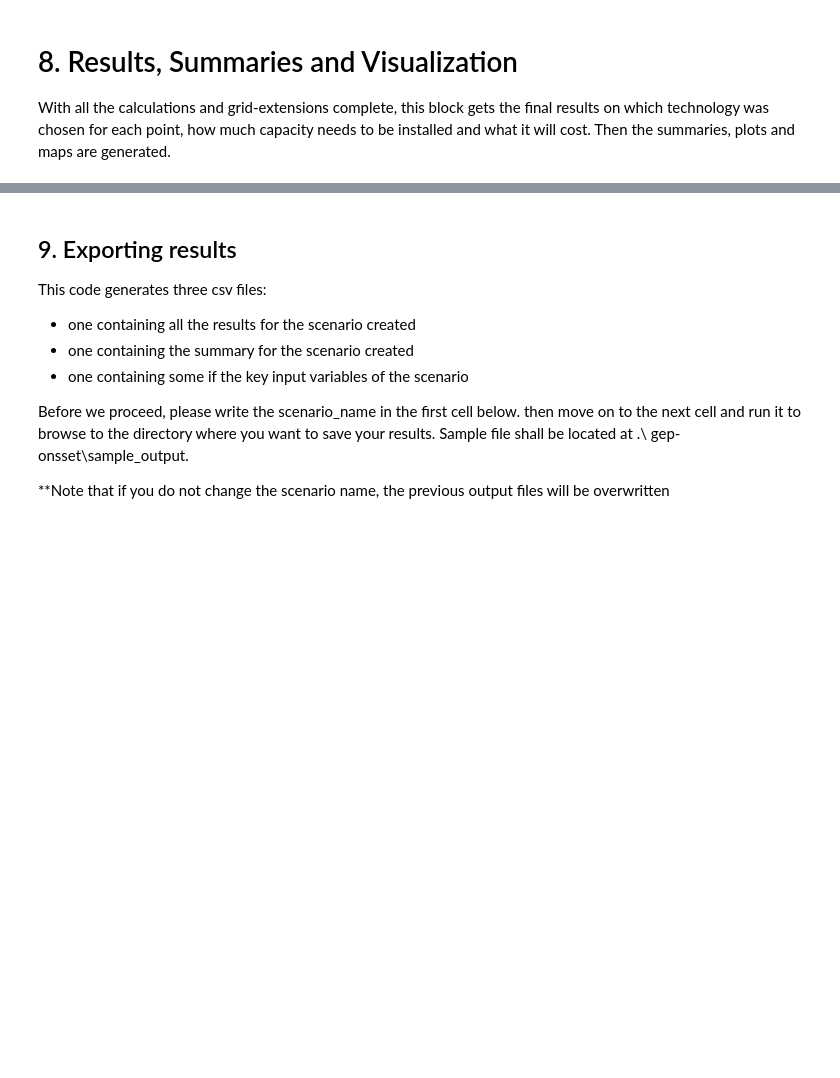
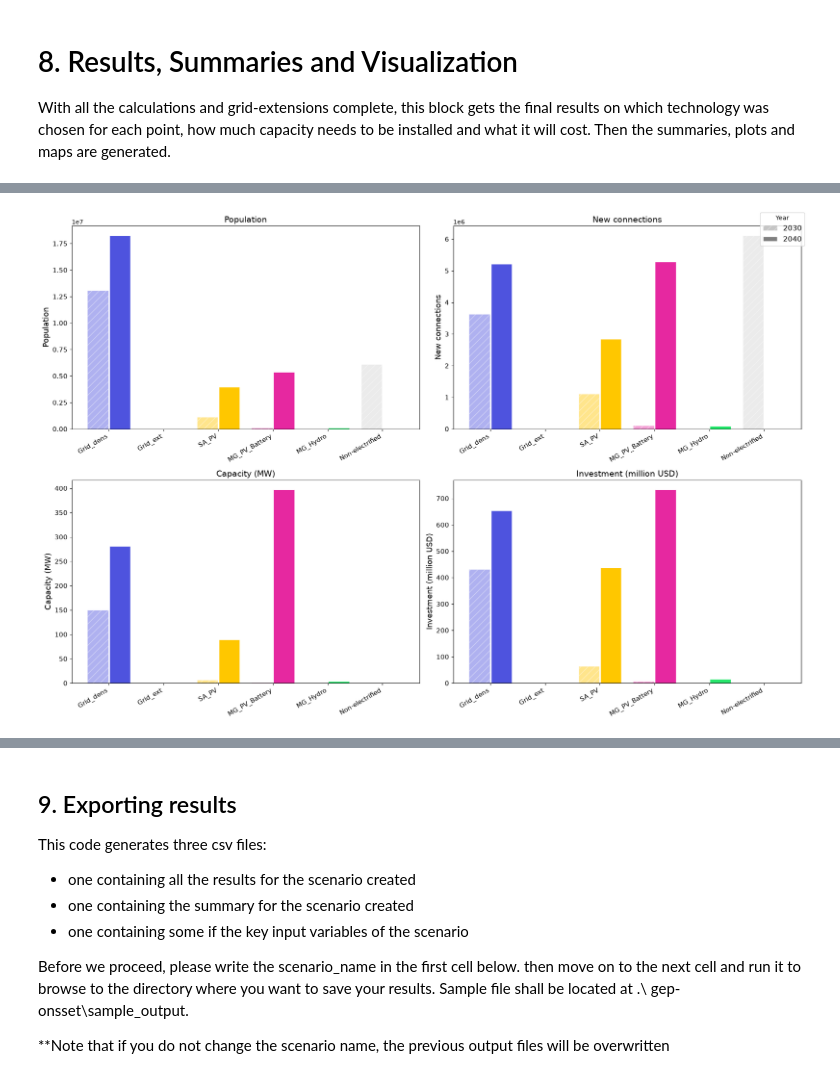
Before and after one commit to Bachirou06/gep_onsset_guinea, a Jupyter notebook: GEP_Generator.ipynb, the cells around one changed output, grey strips where cells are left out. Saved outputs shown, nothing was run; the diff lists cells and outputs as text; code cells hidden in the pictures; blank space fills up the shorter version.

```diff
--- a/GEP_Generator.ipynb
+++ b/GEP_Generator.ipynb
@@ -796,3 +835,50 @@ Passing `palette` without assigning `hue` is deprecated and will be removed in v
+# %%
+import numpy as np
+import matplotlib.pyplot as plt
+from matplotlib.patches import Patch
+
+# Technologies in the order of summary_table (without the Total row)
+summary_plot = summary_table.drop(labels='Total', axis=0)
+tech_names = summary_plot.index.tolist()
+tech_colors = {'Grid_dens': '#4e53de', 'Grid_ext': '#a6aaff', 'SA_PV': '#ffc700',
+               'MG_PV_Battery': '#e628a0', 'MG_PV': '#e628a0', 'MG_Hydro': '#28e66d',
+               'Non-electrified': '#D3D3D3'}
+bar_colors = [tech_colors.get(t, '#808080') for t in tech_names]
+
+# The four indicators, one panel each. {y} is replaced by each year of analysis.
+panels = [('Population{y}', 'Population'),
+          ('NewConnections{y}', 'New connections'),
+          ('Capacity{y} (MW)', 'Capacity (MW)'),
+          ('Investment{y} (million USD)', 'Investment (million USD)')]
+
+years = list(yearsofanalysis)          # e.g. [2030, 2040]
+n_years = len(years)
+width = 0.8 / n_years
+x = np.arange(len(tech_names))
+alphas = np.linspace(0.45, 1.0, n_years)        # earlier year lighter, last year solid
+hatches = ['//', '\\\\', '..', ''][:n_years - 1] + ['']
+
+fig, axarr = plt.subplots(2, 2, figsize=(18, 12))
+for ax, (pattern, title) in zip(axarr.flatten(), panels):
+    for i, yr in enumerate(years):
+        col = pattern.format(y=yr)
+        offset = (i - (n_years - 1) / 2) * width
+        ax.bar(x + offset, summary_plot[col].astype(float), width=width * 0.95,
+               color=bar_colors, alpha=alphas[i], hatch=hatches[i], edgecolor='white', linewidth=0.5)
+    ax.set_xticks(x)
+    ax.set_xticklabels(tech_names, rotation=30, ha='right', fontsize=11)
+    ax.set_ylabel(title, fontsize=13)
+    ax.set_title(title, fontsize=14)
+    ax.tick_params(axis='y', labelsize=11)
+
+# One legend for the years (same colours, different shading)
+handles = [Patch(facecolor='#808080', alpha=alphas[i], hatch=hatches[i], edgecolor='white', label=str(yr))
+           for i, yr in enumerate(years)]
+fig.legend(handles=handles, loc='upper right', fontsize=12, title='Year')
+plt.tight_layout()
+plt.show()
+# %% [output]
+[figure, added]
 # %%
 from matplotlib import pyplot as plt
 #colors = ['#4e53de','#EDD100','#ffc700','#1F6600','#98E600','#70A800','#28e66d', '#e628a0', '#1b8f4d', '#a6aaff', '#D3D3D3']
```
Also changed, not shown: parts of 31 cells of this notebook, 3 other files.
